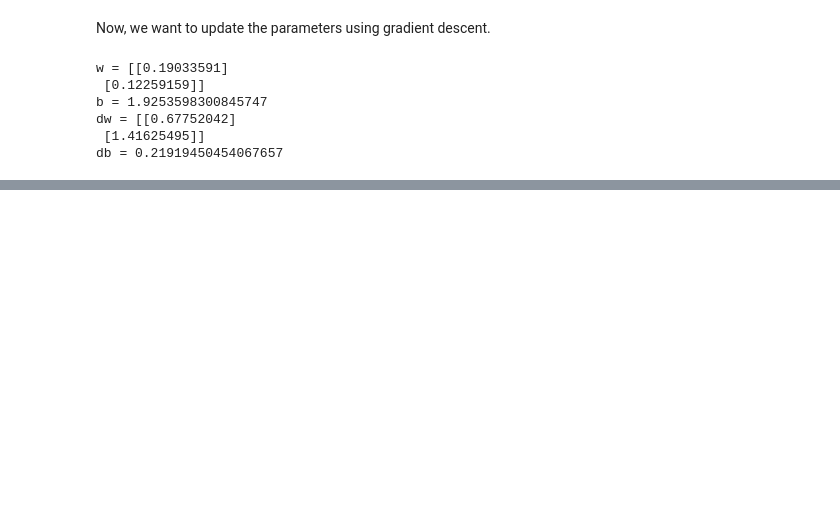
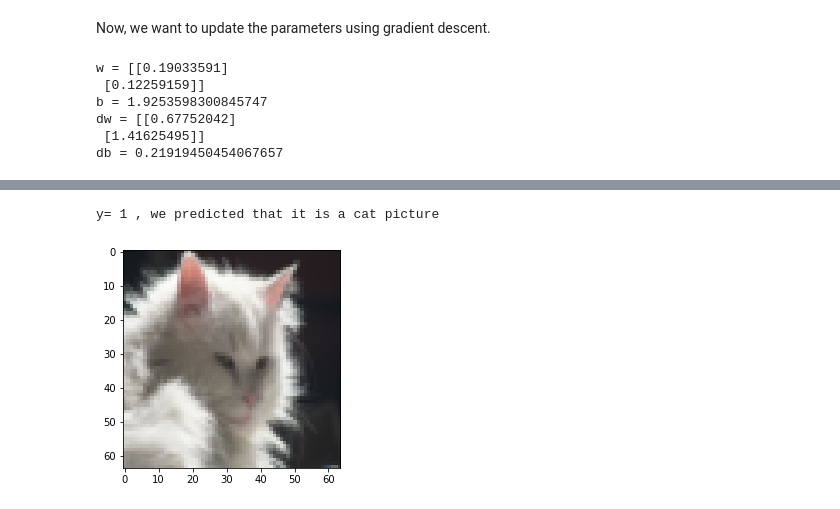
Before and after one commit to aitezazakhtar/LogisticRegression-as-NeuralNetwork, a Jupyter notebook: LogisticRegression-as-NN.ipynb, the cells around one changed output, grey strips where cells are left out. Cells and saved outputs as stored; diff of their text form; code cells hidden in the pictures; blank space fills up the shorter version.

```diff
--- a/LogisticRegression-as-NN.ipynb
+++ b/LogisticRegression-as-NN.ipynb
@@ -210,0 +303,7 @@ db = 0.21919450454067657
+# %%
+index = 8
+plt.imshow(x_test[:,index].reshape((num_px,num_px,3)))
+print("y=",y_test[0,index],", we predicted that it is a",classes[int(d['y_predict_test'][0,index])].decode('utf-8'),'picture')
+# %% [output]
+y= 1 , we predicted that it is a cat picture
+[figure, added]
```
Also changed, not shown: parts of 16 cells of this notebook.
